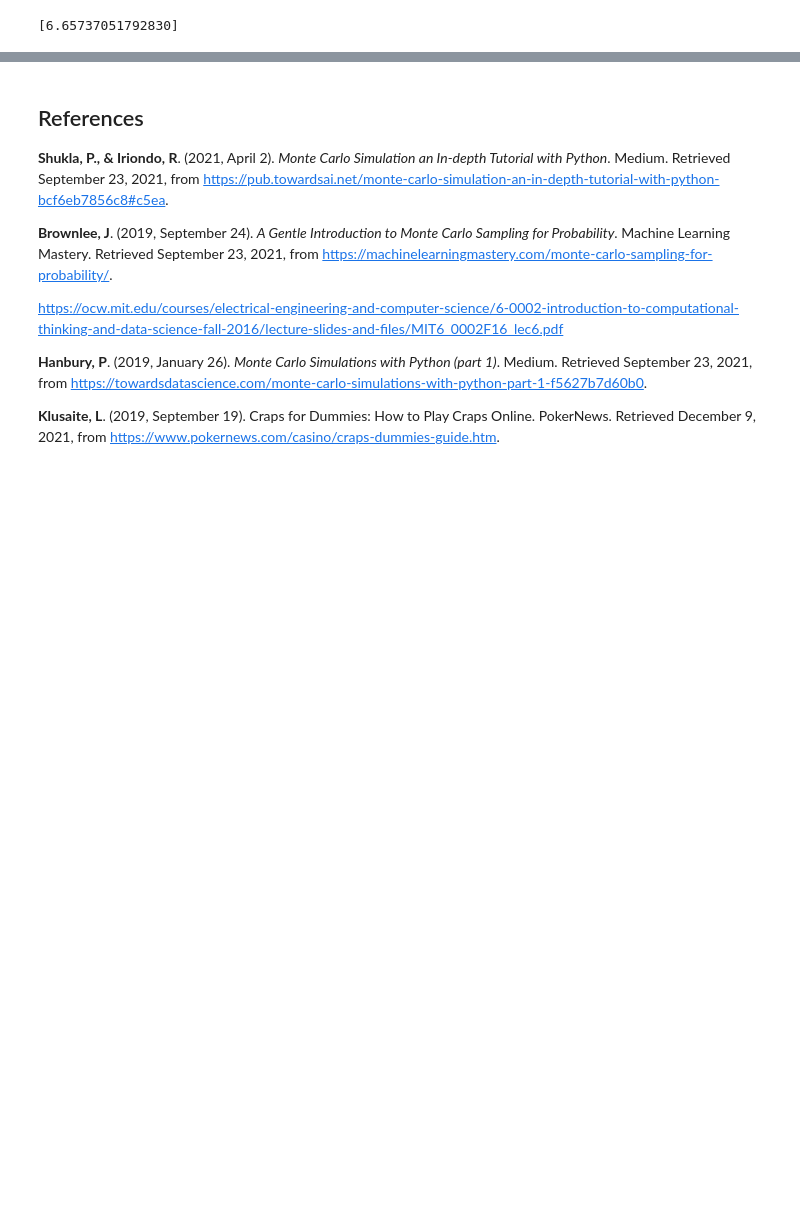
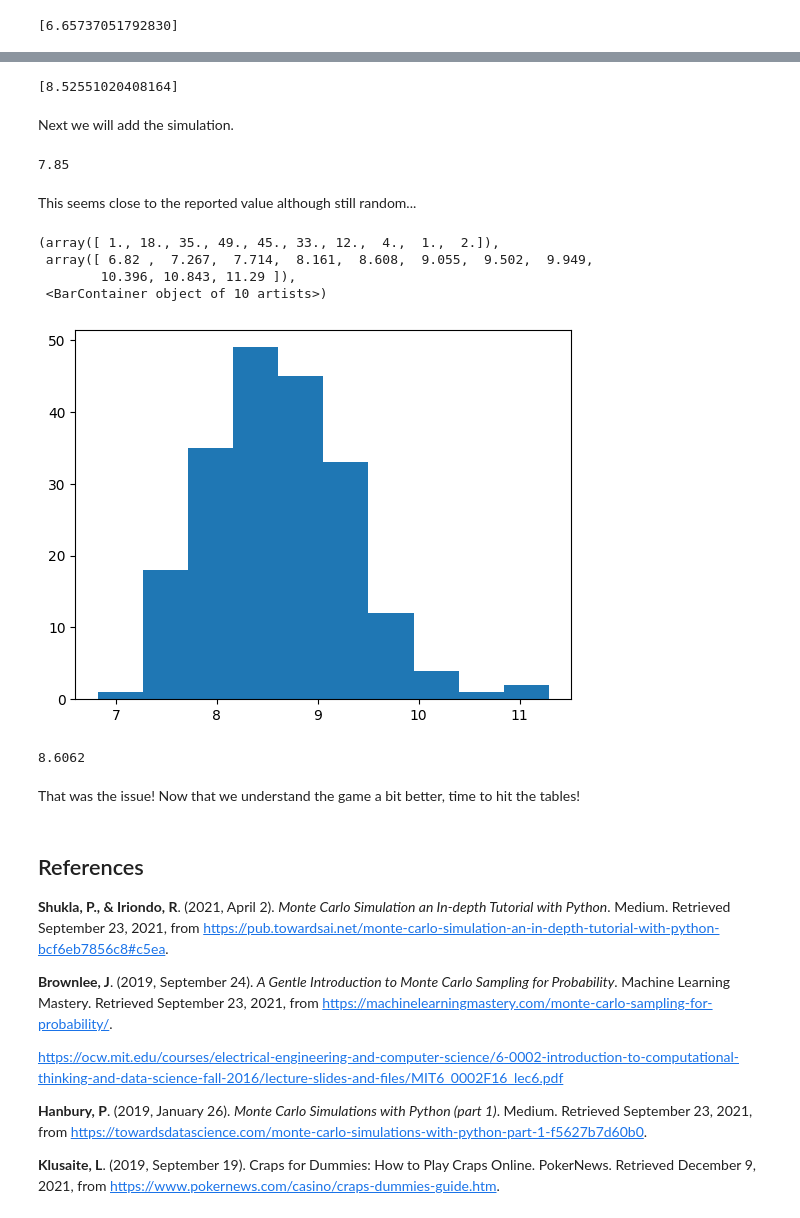
Before and after one commit to nurfnick/Operations_Research, a Jupyter notebook: Chapters/Chapter11MonteCarlo.ipynb, the cells around one changed output, grey strips where cells are left out. Saved outputs shown, nothing was run; the diff lists cells and outputs as text; code cells hidden in the pictures; blank space fills up the shorter version.

Commit message:
added a fix to the craps simulation

```diff
--- a/Chapters/Chapter11MonteCarlo.ipynb
+++ b/Chapters/Chapter11MonteCarlo.ipynb
@@ -386,3 +409,52 @@ sympy.solve(4/36+8/36*(x+1)+2*3/36*(5+3/9*x)+8/36*(4.6+4/10*x)+10/36*(36/11+1+5/
+# %%
+sympy.solve(4/36*(x+1)+8/36*(x+1)+2*3/36*(5+3/9*x)+8/36*(4.6+4/10*x)+10/36*(36/11+1+5/11*x)-x,x)
+# %% [output]
+[8.52551020408164]
+# %% [markdown]
+Next we will add the simulation.
+# %%
+def PlayCraps():
+  x = ComeOutRoll(Roll2Dice())
+  rollCounter = 1
+  while (x != 'SevenOut'):#remove the exiting with craps
+    if (x == 'comeAgain')|(x == 'Craps'):#instead go back to the comout roll on craps
+      rollCounter += 1
+      x = ComeOutRoll(Roll2Dice())
+    else:
+      point = x
+      rollCounter += 1
+      x = SetPointRoll(Roll2Dice(),point)
+  return rollCounter
+# %%
+list1 = []
+for i in range(100):
+  list1.append(PlayCraps())
+sum(list1)/len(list1)
+# %% [output]
+7.85
+# %% [markdown]
+This seems close to the reported value although still random...
+# %%
+list2 = []
+for j in range(200):
+  list1 = []
+  for i in range(100):
+    list1.append(PlayCraps())
+  list2.append(sum(list1)/len(list1))
+
+plt.hist(list2)
+# %% [output]
+(array([ 1., 18., 35., 49., 45., 33., 12.,  4.,  1.,  2.]),
+ array([ 6.82 ,  7.267,  7.714,  8.161,  8.608,  9.055,  9.502,  9.949,
+        10.396, 10.843, 11.29 ]),
+ <BarContainer object of 10 artists>)
+[figure, added]
+# %%
+mean(list2)
+# %% [output]
+8.6062
+# %% [markdown]
+That was the issue!  Now that we understand the game a bit better, time to hit the tables!
 # %% [markdown]
 ## References
 
```
Also changed, not shown: parts of 30 cells of this notebook.
